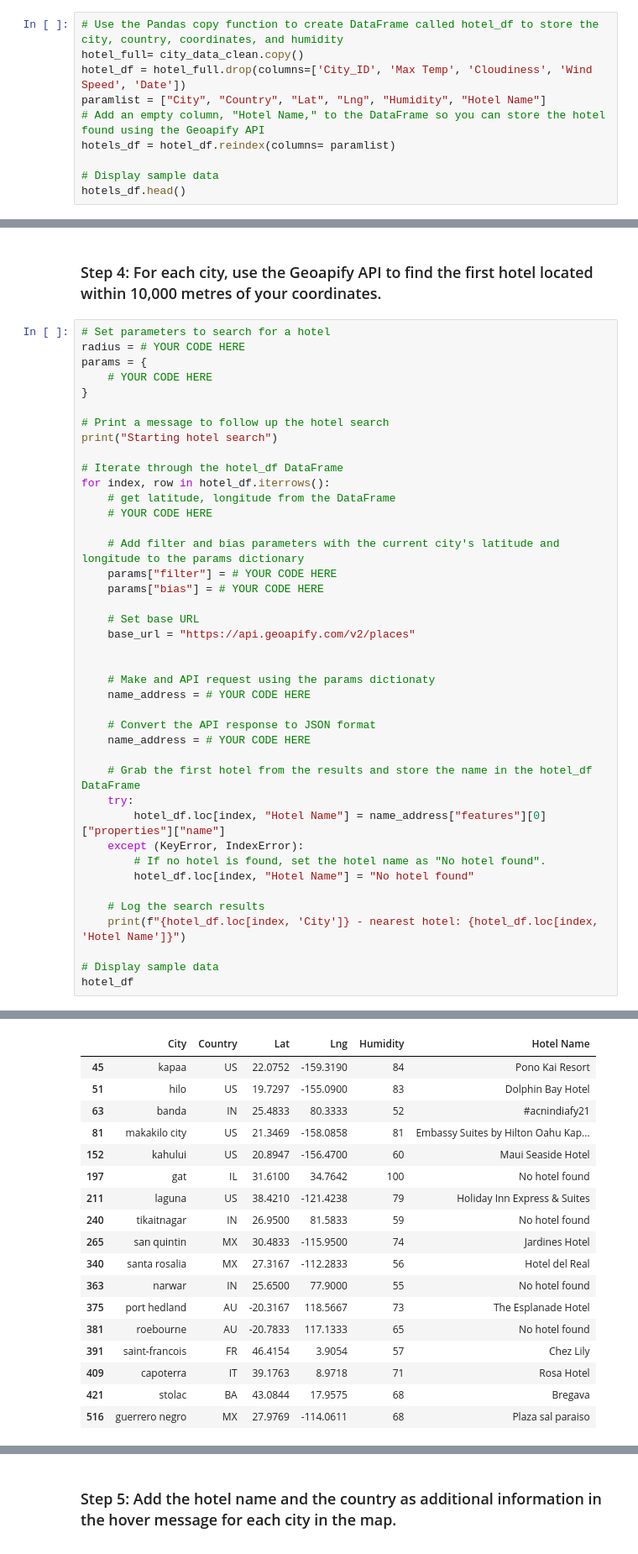
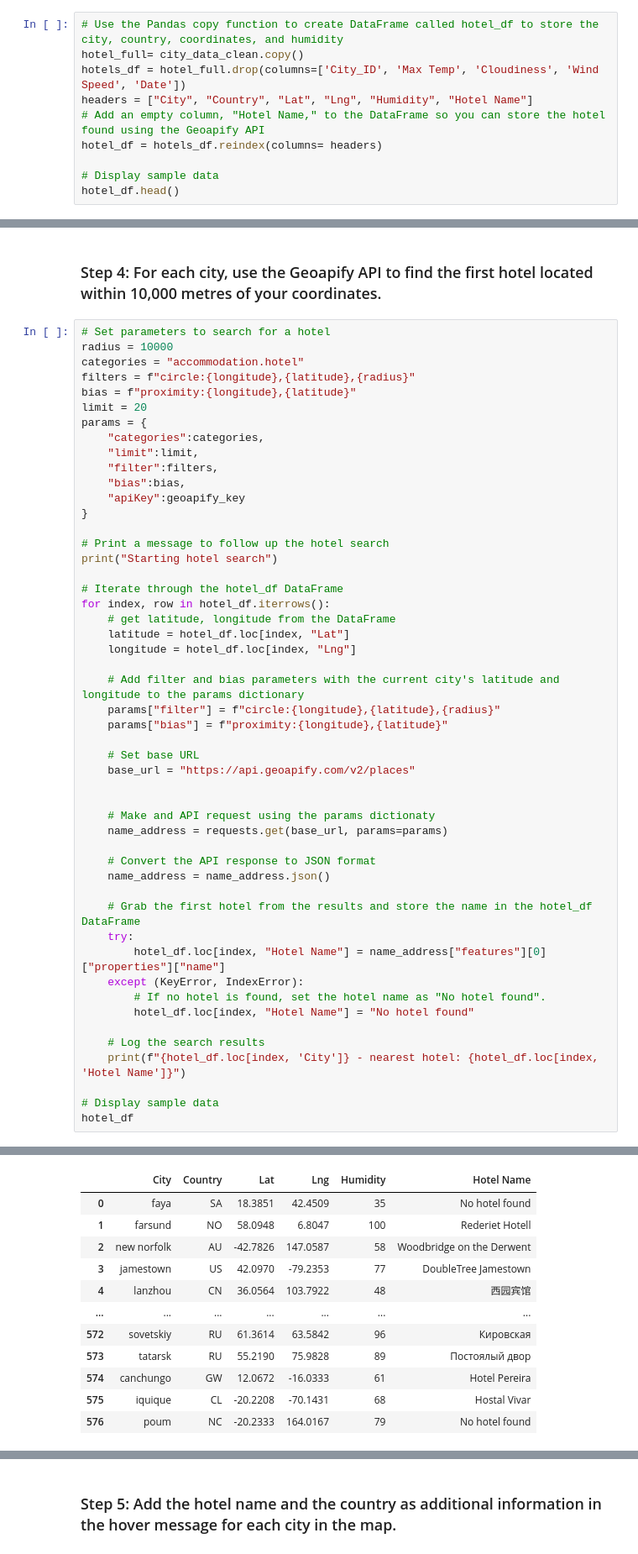
Before and after one commit to Y1U9M9A4I/python-api-challenge, a Jupyter notebook: WeatherPy/VacationPy_Analysis.ipynb, the cells around one changed output, grey strips where cells are left out. Shown at 84% size. Drawn from its saved outputs; the diff is of its cells as text.

```diff
--- a/WeatherPy/VacationPy_Analysis.ipynb
+++ b/WeatherPy/VacationPy_Analysis.ipynb
@@ -105,13 +105,13 @@ paradise.head()
 # %%
 # Use the Pandas copy function to create DataFrame called hotel_df to store the city, country, coordinates, and humidity
 hotel_full= city_data_clean.copy()
-hotel_df = hotel_full.drop(columns=['City_ID', 'Max Temp', 'Cloudiness', 'Wind Speed', 'Date'])
-paramlist = ["City", "Country", "Lat", "Lng", "Humidity", "Hotel Name"]
+hotels_df = hotel_full.drop(columns=['City_ID', 'Max Temp', 'Cloudiness', 'Wind Speed', 'Date'])
+headers = ["City", "Country", "Lat", "Lng", "Humidity", "Hotel Name"]
 # Add an empty column, "Hotel Name," to the DataFrame so you can store the hotel found using the Geoapify API
-hotels_df = hotel_df.reindex(columns= paramlist)
+hotel_df = hotels_df.reindex(columns= headers)
 
 # Display sample data
-hotels_df.head()
+hotel_df.head()
 # %% [output]
 |  | City | Country | Lat | Lng | Humidity | Hotel Name |
 | 0 | faya | SA | 18.3851 | 42.4509 | 35 | NaN |
@@ -123,9 +123,17 @@ hotels_df.head()
 ### Step 4: For each city, use the Geoapify API to find the first hotel located within 10,000 metres of your coordinates.
 # %%
 # Set parameters to search for a hotel
-radius = # YOUR CODE HERE
+radius = 10000
+categories = "accommodation.hotel"
+filters = f"circle:{longitude},{latitude},{radius}"
+bias = f"proximity:{longitude},{latitude}"
+limit = 20
 params = {
-    # YOUR CODE HERE
+    "categories":categories,
+    "limit":limit,
+    "filter":filters,
+    "bias":bias,
+    "apiKey":geoapify_key
 }
 
 # Print a message to follow up the hotel search
@@ -134,21 +142,22 @@ print("Starting hotel search")
 # Iterate through the hotel_df DataFrame
 for index, row in hotel_df.iterrows():
     # get latitude, longitude from the DataFrame
-    # YOUR CODE HERE
+    latitude = hotel_df.loc[index, "Lat"]
+    longitude = hotel_df.loc[index, "Lng"]
 
     # Add filter and bias parameters with the current city's latitude and longitude to the params dictionary
-    params["filter"] = # YOUR CODE HERE
-    params["bias"] = # YOUR CODE HERE
+    params["filter"] = f"circle:{longitude},{latitude},{radius}"
+    params["bias"] = f"proximity:{longitude},{latitude}"
 
     # Set base URL
     base_url = "https://api.geoapify.com/v2/places"
 
 
     # Make and API request using the params dictionaty
-    name_address = # YOUR CODE HERE
+    name_address = requests.get(base_url, params=params)
 
     # Convert the API response to JSON format
-    name_address = # YOUR CODE HERE
+    name_address = name_address.json()
 
     # Grab the first hotel from the results and store the name in the hotel_df DataFrame
     try:
@@ -184,18 +192,12 @@ guerrero negro - nearest hotel: Plaza sal paraiso
 |  | City | Country | Lat | Lng | Humidity | Hotel Name |
-| 45 | kapaa | US | 22.0752 | -159.3190 | 84 | Pono Kai Resort |
-| 51 | hilo | US | 19.7297 | -155.0900 | 83 | Dolphin Bay Hotel |
-| 63 | banda | IN | 25.4833 | 80.3333 | 52 | #acnindiafy21 |
-| 81 | makakilo city | US | 21.3469 | -158.0858 | 81 | Embassy Suites by Hilton Oahu Kap... |
-| 152 | kahului | US | 20.8947 | -156.4700 | 60 | Maui Seaside Hotel |
-| 197 | gat | IL | 31.6100 | 34.7642 | 100 | No hotel found |
-| 211 | laguna | US | 38.4210 | -121.4238 | 79 | Holiday Inn Express & Suites |
-| 240 | tikaitnagar | IN | 26.9500 | 81.5833 | 59 | No hotel found |
-| 265 | san quintin | MX | 30.4833 | -115.9500 | 74 | Jardines Hotel |
-| 340 | santa rosalia | MX | 27.3167 | -112.2833 | 56 | Hotel del Real |
-| 363 | narwar | IN | 25.6500 | 77.9000 | 55 | No hotel found |
-| 375 | port hedland | AU | -20.3167 | 118.5667 | 73 | The Esplanade Hotel |
-| 381 | roebourne | AU | -20.7833 | 117.1333 | 65 | No hotel found |
-| 391 | saint-francois | FR | 46.4154 | 3.9054 | 57 | Chez Lily |
-| 409 | capoterra | IT | 39.1763 | 8.9718 | 71 | Rosa Hotel |
-| 421 | stolac | BA | 43.0844 | 17.9575 | 68 | Bregava |
-| 516 | guerrero negro | MX | 27.9769 | -114.0611 | 68 | Plaza sal paraiso |
+| 0 | faya | SA | 18.3851 | 42.4509 | 35 | No hotel found |
+| 1 | farsund | NO | 58.0948 | 6.8047 | 100 | Rederiet Hotell |
+| 2 | new norfolk | AU | -42.7826 | 147.0587 | 58 | Woodbridge on the Derwent |
+| 3 | jamestown | US | 42.0970 | -79.2353 | 77 | DoubleTree Jamestown |
+| 4 | lanzhou | CN | 36.0564 | 103.7922 | 48 | 西园宾馆 |
+| ... | ... | ... | ... | ... | ... | ... |
+| 572 | sovetskiy | RU | 61.3614 | 63.5842 | 96 | Кировская |
+| 573 | tatarsk | RU | 55.2190 | 75.9828 | 89 | Постоялый двор |
+| 574 | canchungo | GW | 12.0672 | -16.0333 | 61 | Hotel Pereira |
+| 575 | iquique | CL | -20.2208 | -70.1431 | 68 | Hostal Vivar |
+| 576 | poum | NC | -20.2333 | 164.0167 | 79 | No hotel found |
```
Also changed, not shown: parts of 4 cells of this notebook.
